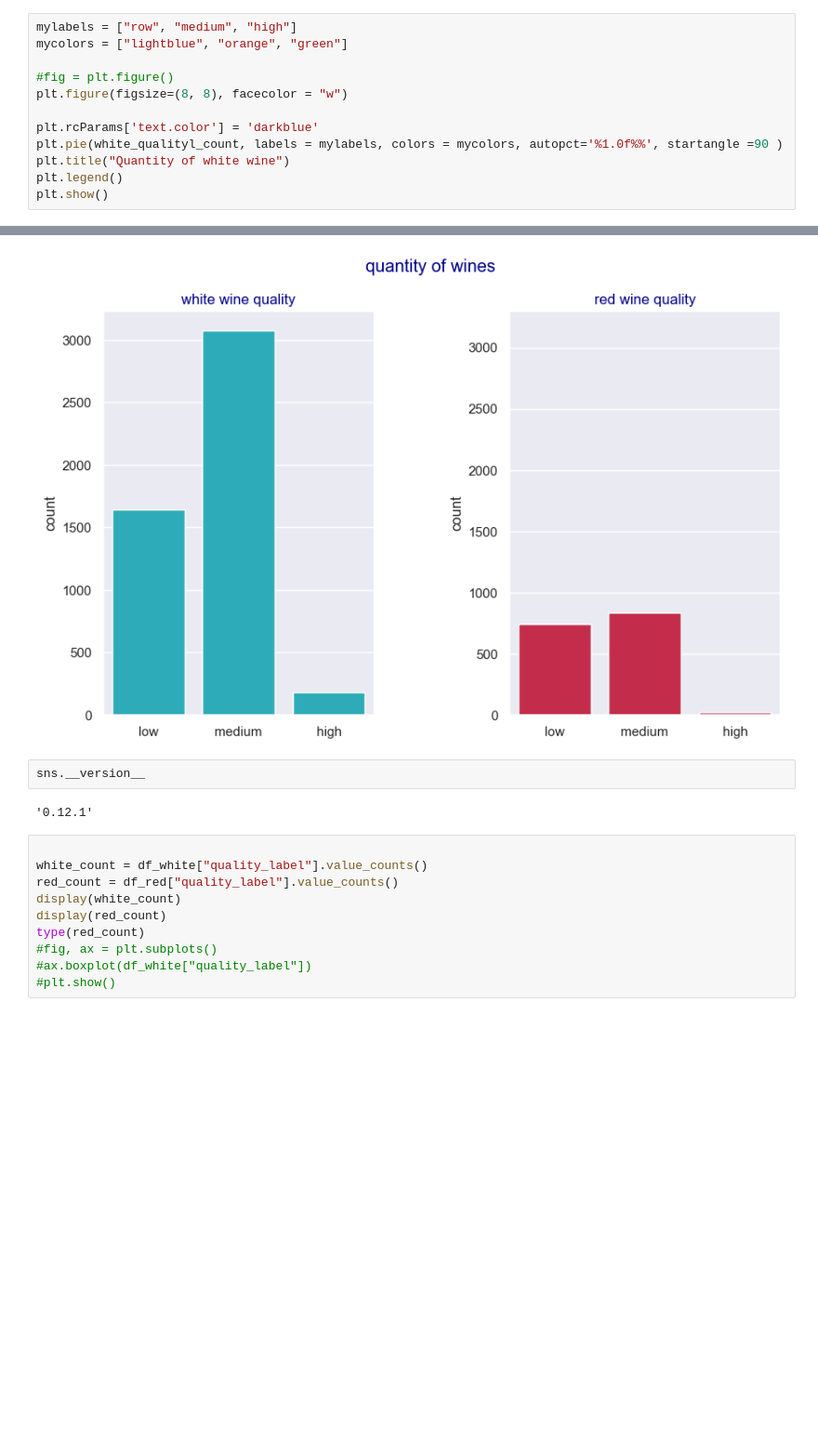
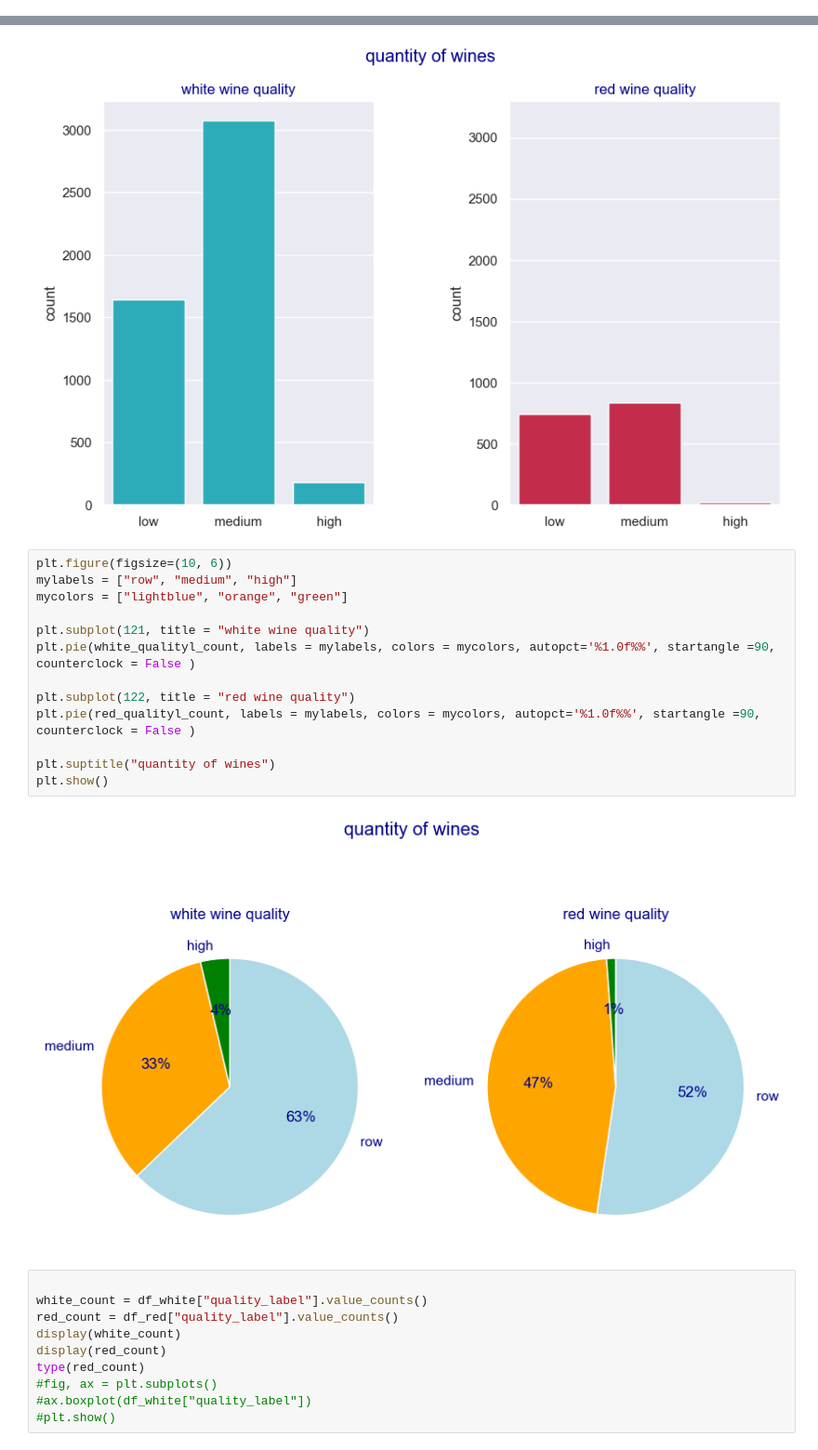
Before and after one commit to satomi26/Project-2, a Jupyter notebook: all_wine.ipynb, the cells around one changed output, grey strips where cells are left out. Shown at 93% size. Cells and saved outputs as stored; diff of their text form; blank space fills up the shorter version.

```diff
--- a/all_wine.ipynb
+++ b/all_wine.ipynb
@@ -447,15 +455,3 @@ plt.show()
-# %%
-mylabels = ["row", "medium", "high"]
-mycolors = ["lightblue", "orange", "green"]
-
-#fig = plt.figure()
-plt.figure(figsize=(8, 8), facecolor = "w")
-
-plt.rcParams['text.color'] = 'darkblue'
-plt.pie(white_qualityl_count, labels = mylabels, colors = mycolors, autopct='%1.0f%%', startangle =90 )
-plt.title("Quantity of white wine")
-plt.legend()
-plt.show()
 # %%
 
 plt.figure(figsize=(10, 6))
@@ -473,10 +469,21 @@ plt.suptitle("quantity of wines")
 plt.show()
 # %% [output]
 [figure]
-# %%
-sns.__version__
-# %% [output]
-'0.12.1'
+# %%
+plt.figure(figsize=(10, 6))
+mylabels = ["row", "medium", "high"]
+mycolors = ["lightblue", "orange", "green"]
+
+plt.subplot(121, title = "white wine quality")
+plt.pie(white_qualityl_count, labels = mylabels, colors = mycolors, autopct='%1.0f%%', startangle =90, counterclock = False )
+
+plt.subplot(122, title = "red wine quality")
+plt.pie(red_qualityl_count, labels = mylabels, colors = mycolors, autopct='%1.0f%%', startangle =90, counterclock = False )
+
+plt.suptitle("quantity of wines")
+plt.show()
+# %% [output]
+[figure, added]
 # %%
 
 white_count = df_white["quality_label"].value_counts()
```
Also changed, not shown: parts of 5 cells of this notebook, 1 other file.
